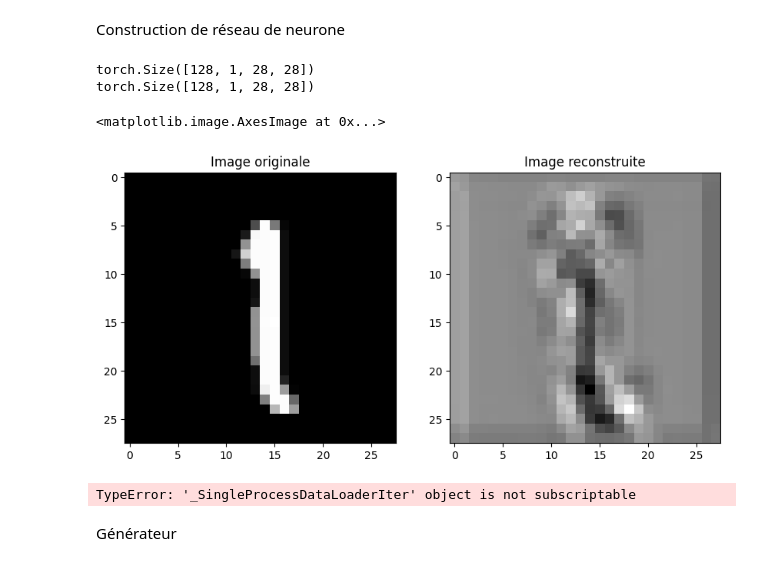
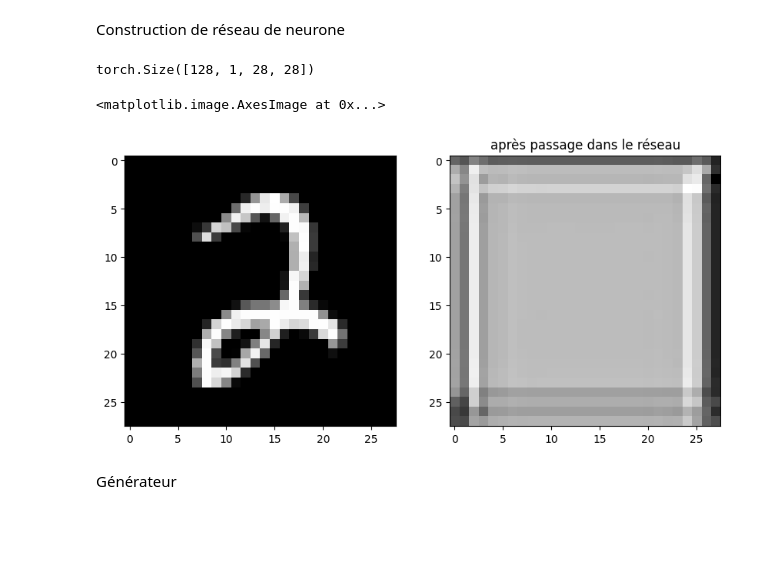
Before and after one commit to mahamat9/diffusion_model_M2DSUA, a Jupyter notebook: mahamat/script/DDPM.ipynb, the cells around one changed output. Drawn from its saved outputs; the diff is of its cells as text; code cells hidden in the pictures; blank space fills up the shorter version.

```diff
--- a/mahamat/script/DDPM.ipynb
+++ b/mahamat/script/DDPM.ipynb
@@ -19,11 +21,11 @@ import numpy as np
 Chargement des données
 # %%
 TRANSFORMS = transforms.Compose([
-    transforms.Grayscale(num_output_channels=1),
-    transforms.ToTensor(),
-])
+    transforms.Grayscale(num_output_channels=1), # en gris, non necessaire
+    transforms.ToTensor(), # transformation en tenseur
+]) # sorte de fonction qui permet de transformer plusieur fois l'image
 
-ds = torchvision.datasets.MNIST("/tmp/mnist", train=True, transform=TRANSFORMS, target_transform=None, download=True)
+ds = torchvision.datasets.MNIST("/tmp/mnist", train=True, transform=TRANSFORMS, target_transform=None, download=False)
 
 batch_size = 128
 input_size = 784 #32*32 #for CIFAR10
@@ -82,44 +109,21 @@ class SimpleUNet(nn.Module):
 # %%
 data_iter = iter(dataloader)
 x, y = next(data_iter)
 print(x.shape)
+
 unet = SimpleUNet()
-x_u = unet(x)
-print(x_u.shape)
+
+t = torch.randint(0, 1000, (batch_size,)).float()
+
+# Test du modèle
+x_u = unet(x, t)
 fig, axe = plt.subplots(1, 2, figsize=(10, 5))
-axe[0].set_title("Image originale")
 axe[0].imshow(x[0, 0].numpy(), cmap="gray")
-axe[1].set_title("Image reconstruite") # par Unet
+axe[1].set_title("après passage dans le réseau") # par Unet
 axe[1].imshow(x_u[0, 0].detach().numpy(), cmap="gray")
 # %% [output]
 torch.Size([128, 1, 28, 28])
-torch.Size([128, 1, 28, 28])
 <matplotlib.image.AxesImage at 0x...>
-[figure, old version]
+[figure, new version]
-# %%
-class ResetDataset:
-    def __init__(self, images, transform=None):
-        self.images = images
-        self.transform = transform
-
-    def __len__(self):
-        return len(self.images)
-
-    def __getitem__(self, idx):
-        image_iter = iter(self.images)
-        image, _ = image_iter[idx]
-        if self.transform:
-            if not isinstance(image, torch.Tensor):
-                image = self.transform(image)
-        return image
-
-unet = SimpleUNet()
-dataloader = ResetDataset(dataloader,transform=TRANSFORMS)
-x, y = next(iter(dataloader))
-x_u = unet(x)
-print(x_u.shape)
-plt.imshow(x_u[0, 0].detach().numpy(), cmap="gray")
-# %% [output]
-TypeError: '_SingleProcessDataLoaderIter' object is not subscriptable
 # %% [markdown]
 Générateur
```
Also changed, not shown: parts of 12 cells of this notebook, 9 other files.
